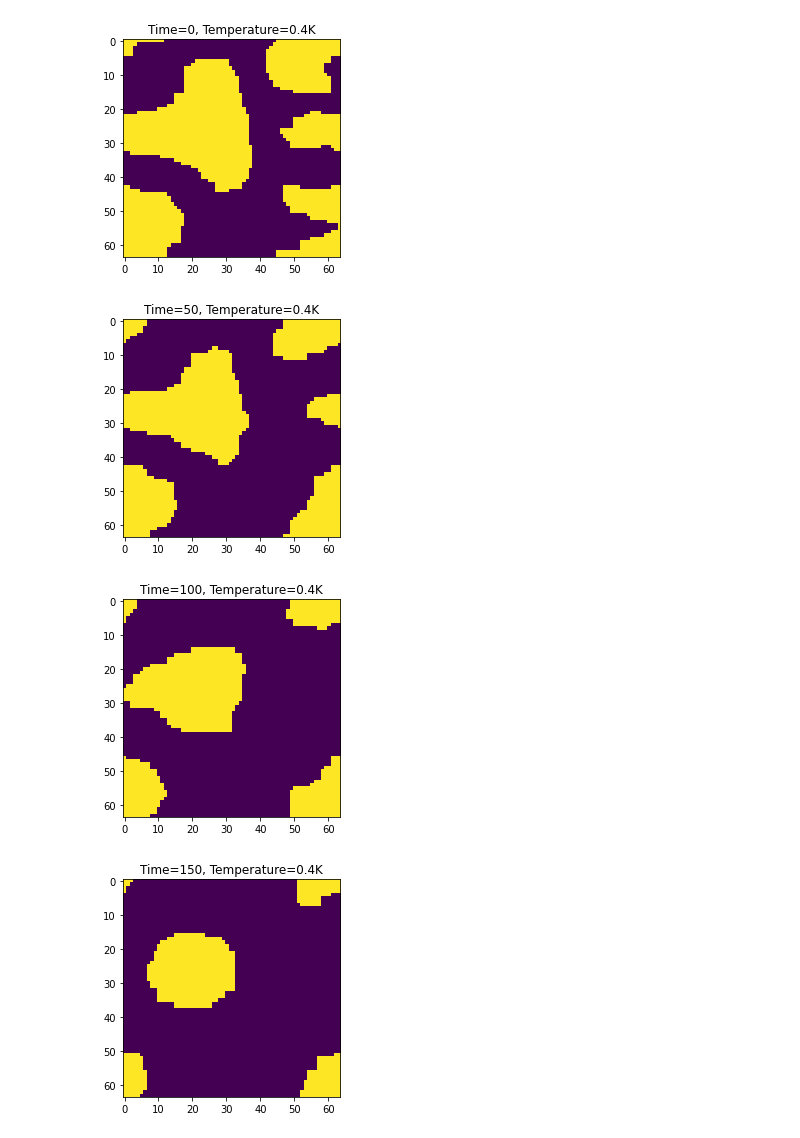
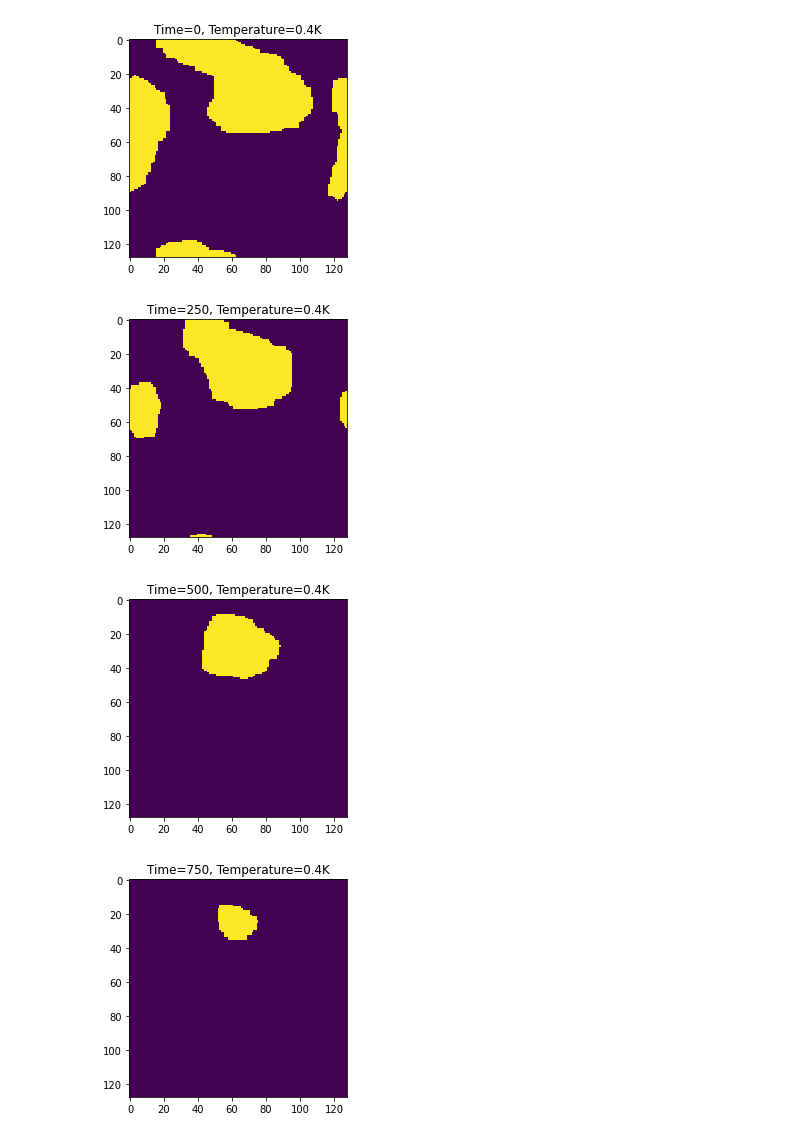
Before and after one commit to thecomputationguy/2D-Ising-Model, a Jupyter notebook: test.ipynb, the cells around one changed output. Saved outputs shown, nothing was run; the diff lists cells and outputs as text; code cells hidden in the pictures.

Commit message:
updated plots

```diff
--- a/test.ipynb
+++ b/test.ipynb
@@ -3,14 +3,14 @@ from ising import Ising2D
 import numpy as np
 import matplotlib.pyplot as plt
 # %%
-model = Ising2D(N=64, mu=0.0, J=1, B=0.0)
+model = Ising2D(N=128, mu=0.0, J=1, B=0.0)
 # %%
-model.simulate(num_steps=200, temperature=0.4, plot=True)
+model.simulate(num_steps=1000, temperature=0.4, plot=True)
 # %% [output]
-[figure, old version]
+[figure, new version]
-[figure, old version]
+[figure, new version]
-[figure, old version]
+[figure, new version]
-[figure, old version]
+[figure, new version]
 # %%
 temperatures = np.linspace(1.53, 3.28, 32)
 system_size = 10
```
Also changed, not shown: parts of 1 cell of this notebook, 7 other files.
